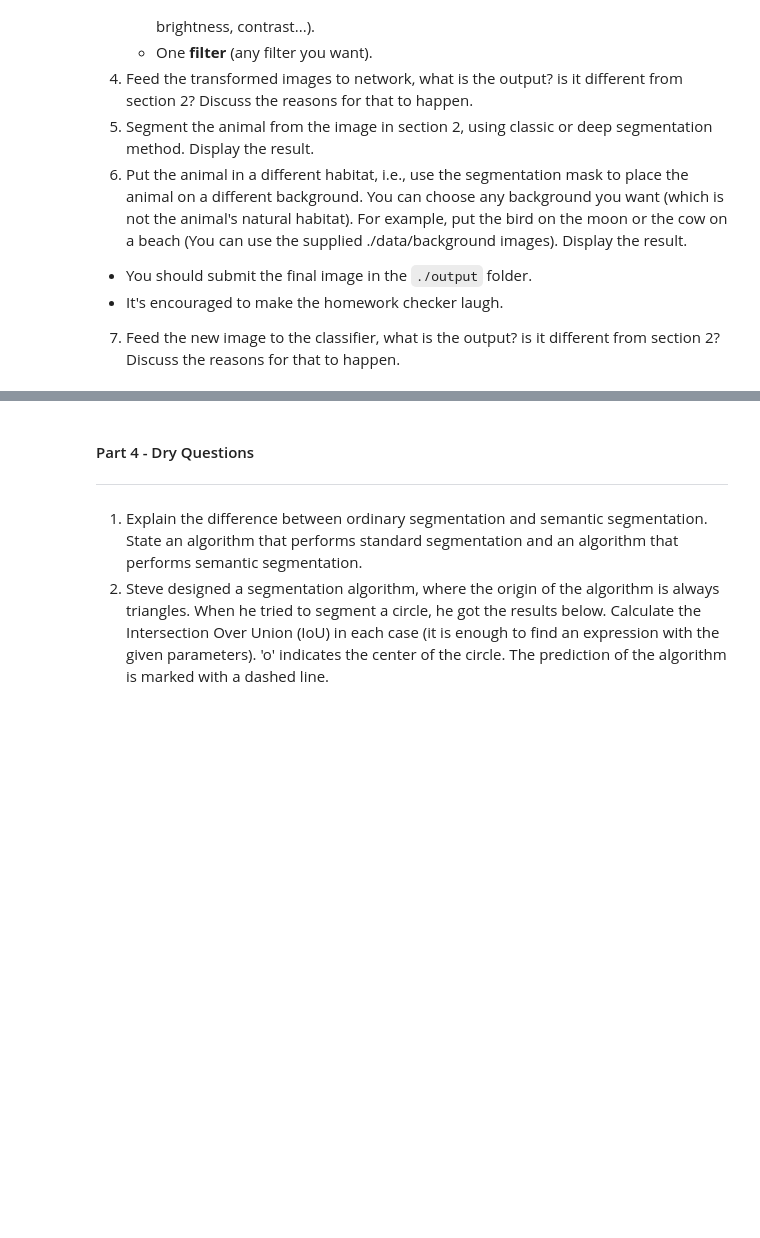
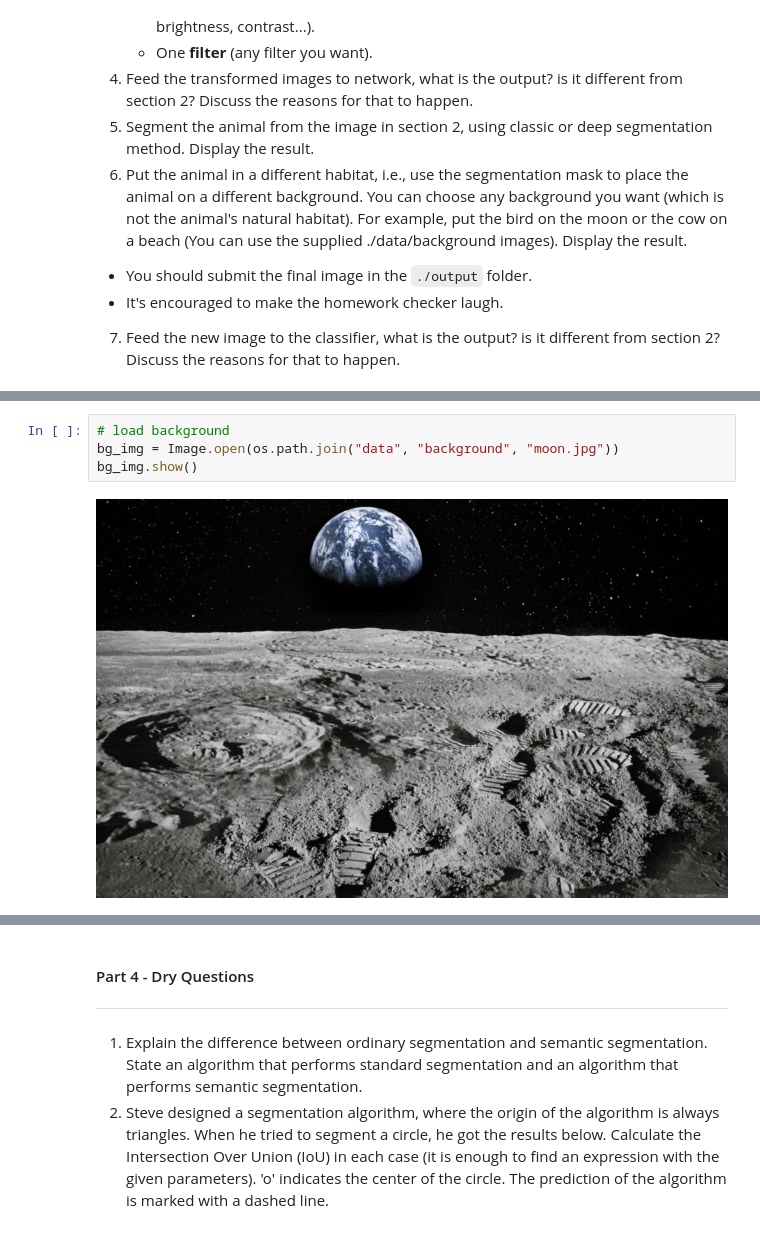
Before and after one commit to ronbenc/Computer-Vision, a Jupyter notebook: ee046746_hw2_segmentation/ee046746_hw2_segmentation.ipynb, the cells around one changed output, grey strips where cells are left out. Drawn from its saved outputs; the diff is of its cells as text; blank space fills up the shorter version.

```diff
--- a/ee046746_hw2_segmentation/ee046746_hw2_segmentation.ipynb
+++ b/ee046746_hw2_segmentation/ee046746_hw2_segmentation.ipynb
@@ -107,0 +210,6 @@ In this part you are going to apply segmentation on a video, and integrate with
+# %%
+# load background
+bg_img = Image.open(os.path.join("data", "background", "moon.jpg"))
+bg_img.show()
+# %% [output]
+[figure, added]
```
Also changed, not shown: parts of 11 cells of this notebook, 1 other file.
